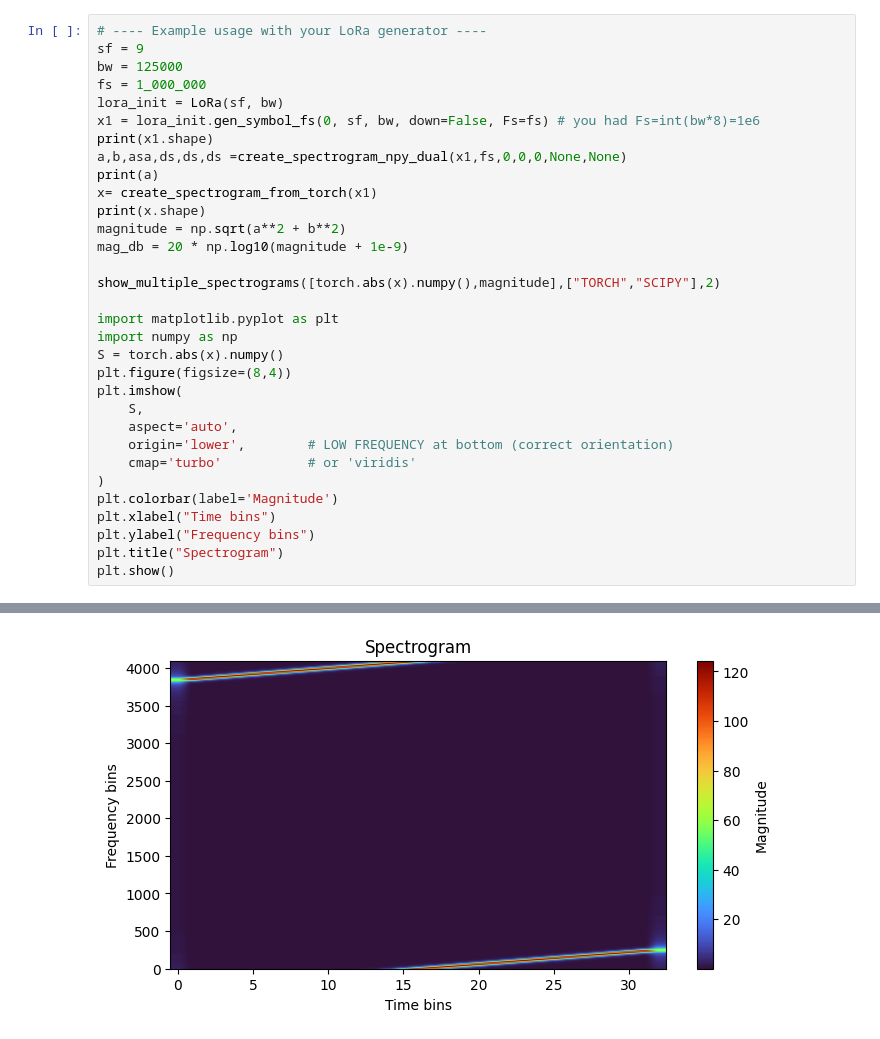
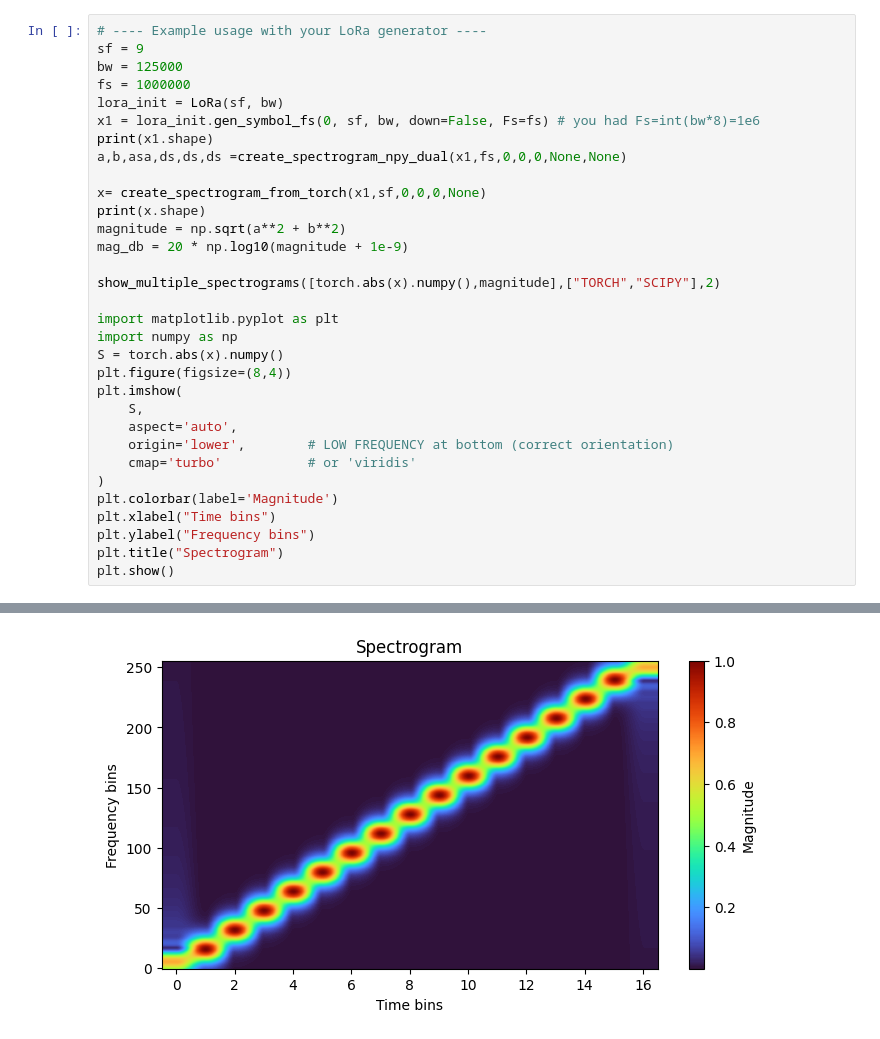
Before and after one commit to seanmantanhacker/INC-BAM, a Jupyter notebook: Model-experiment-3/example.ipynb, the cells around one changed output, grey strips where cells are left out. Drawn from its saved outputs; the diff is of its cells as text.

```diff
--- a/Model-experiment-3/example.ipynb
+++ b/Model-experiment-3/example.ipynb
@@ -24,13 +24,13 @@ c:\Users\priba\Sean-2025\INC-LAB\BAM\INC-BAM\utils\my_lora_utils.py
 # ---- Example usage with your LoRa generator ----
 sf = 9
 bw = 125000
-fs = 1_000_000
+fs = 1000000
 lora_init = LoRa(sf, bw)
 x1 = lora_init.gen_symbol_fs(0, sf, bw, down=False, Fs=fs) # you had Fs=int(bw*8)=1e6
 print(x1.shape)
 a,b,asa,ds,ds,ds =create_spectrogram_npy_dual(x1,fs,0,0,0,None,None)
-print(a)
-x= create_spectrogram_from_torch(x1)
+
+x= create_spectrogram_from_torch(x1,sf,0,0,0,None)
 print(x.shape)
 magnitude = np.sqrt(a**2 + b**2)
 mag_db = 20 * np.log10(magnitude + 1e-9)
@@ -73 +61 @@ torch.Size([4096, 33])
-[figure, old version]
+[figure, new version]
```
Also changed, not shown: parts of 4 cells of this notebook, 5 other files.
